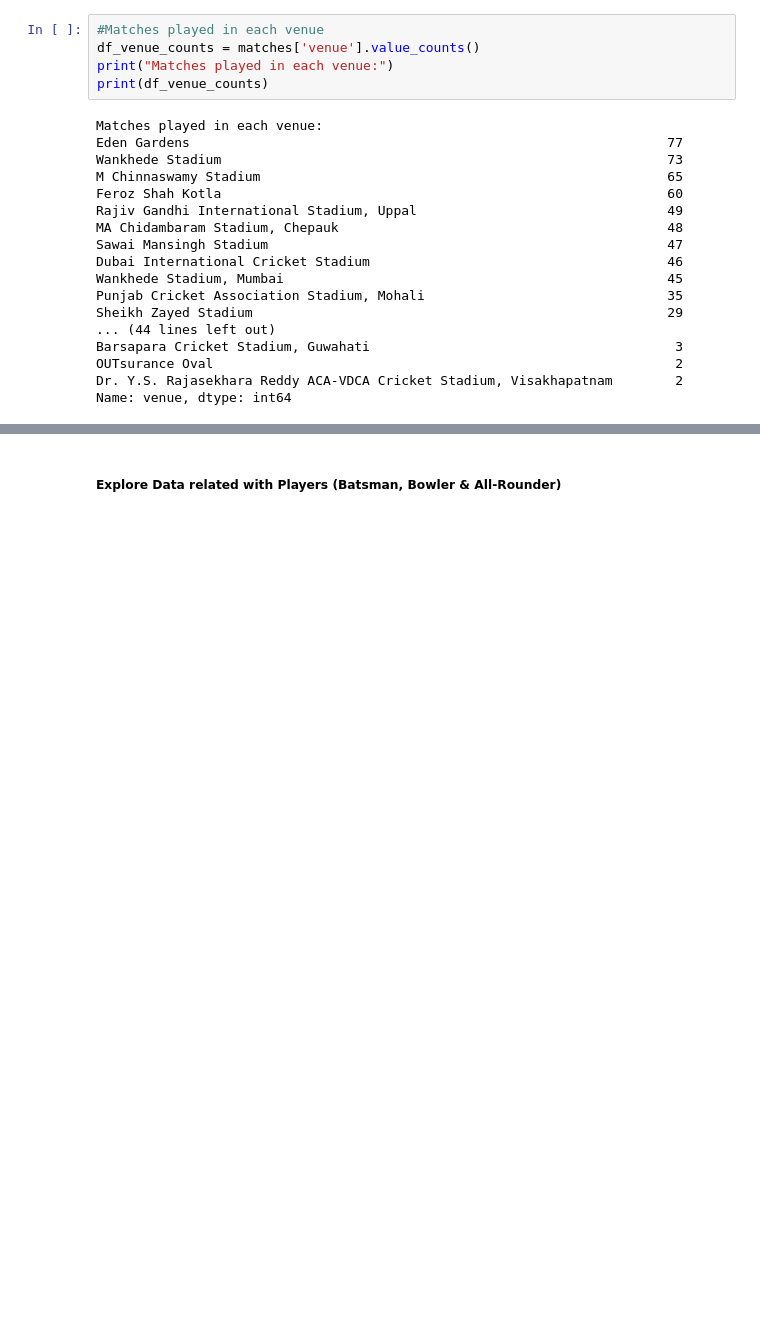
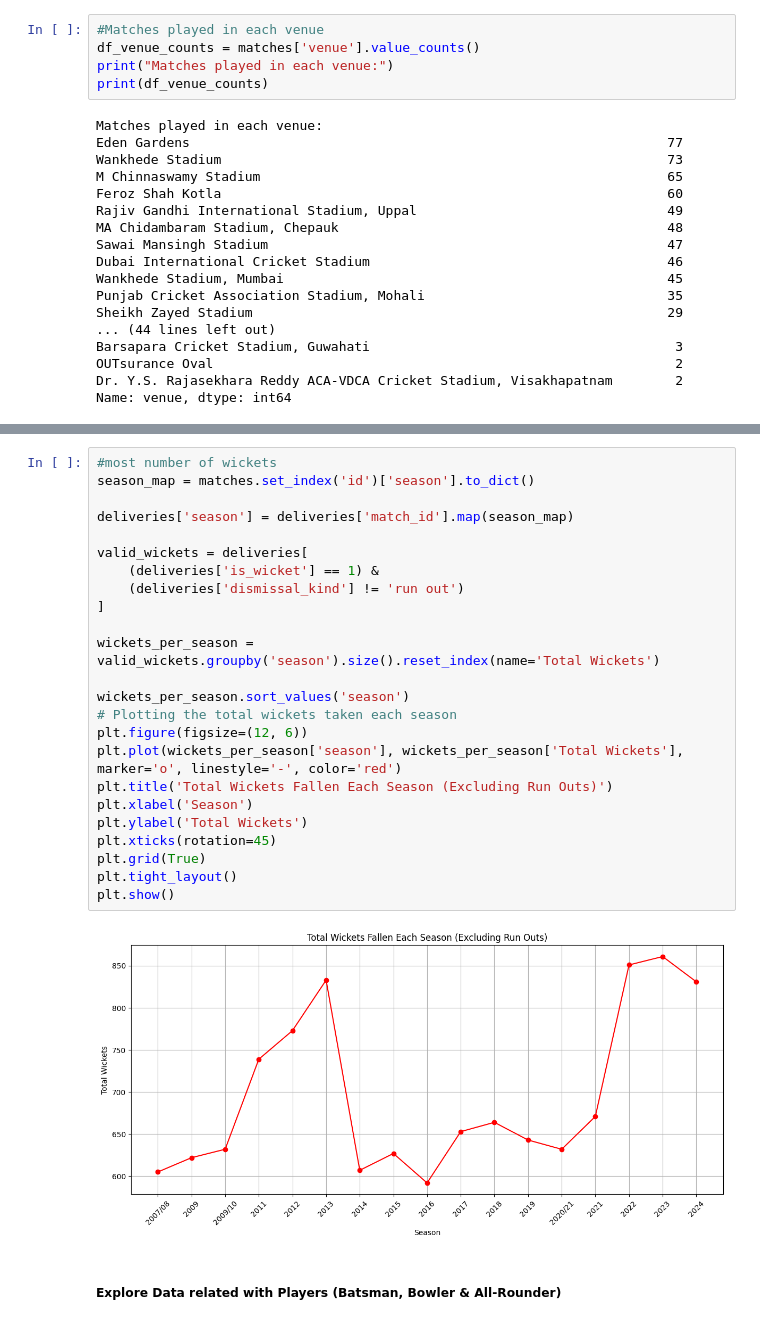
Before and after one commit to Parth-0804/DS_PROJEKT_AIM, a Jupyter notebook: 01_data/GR04_ipynb_Hiregoudar1_Ravaliya2_GoblipurBhanuprakashNag3.ipynb, the cells around one changed output, grey strips where cells are left out. Saved outputs shown, nothing was run; the diff lists cells and outputs as text; blank space fills up the shorter version.

```diff
--- a/01_data/GR04_ipynb_Hiregoudar1_Ravaliya2_GoblipurBhanuprakashNag3.ipynb
+++ b/01_data/GR04_ipynb_Hiregoudar1_Ravaliya2_GoblipurBhanuprakashNag3.ipynb
@@ -230,3 +351,29 @@ Name: venue, dtype: int64
+# %%
+#most number of wickets
+season_map = matches.set_index('id')['season'].to_dict()
+
+deliveries['season'] = deliveries['match_id'].map(season_map)
+
+valid_wickets = deliveries[
+    (deliveries['is_wicket'] == 1) &
+    (deliveries['dismissal_kind'] != 'run out')
+]
+
+wickets_per_season = valid_wickets.groupby('season').size().reset_index(name='Total Wickets')
+
+wickets_per_season.sort_values('season')
+# Plotting the total wickets taken each season
+plt.figure(figsize=(12, 6))
+plt.plot(wickets_per_season['season'], wickets_per_season['Total Wickets'], marker='o', linestyle='-', color='red')
+plt.title('Total Wickets Fallen Each Season (Excluding Run Outs)')
+plt.xlabel('Season')
+plt.ylabel('Total Wickets')
+plt.xticks(rotation=45)
+plt.grid(True)
+plt.tight_layout()
+plt.show()
+# %% [output]
+[figure, added]
 # %% [markdown]
 ##### Explore Data related with Players (Batsman, Bowler & All-Rounder)
 # %%
```
Also changed, not shown: parts of 7 cells of this notebook, 1 other file.
